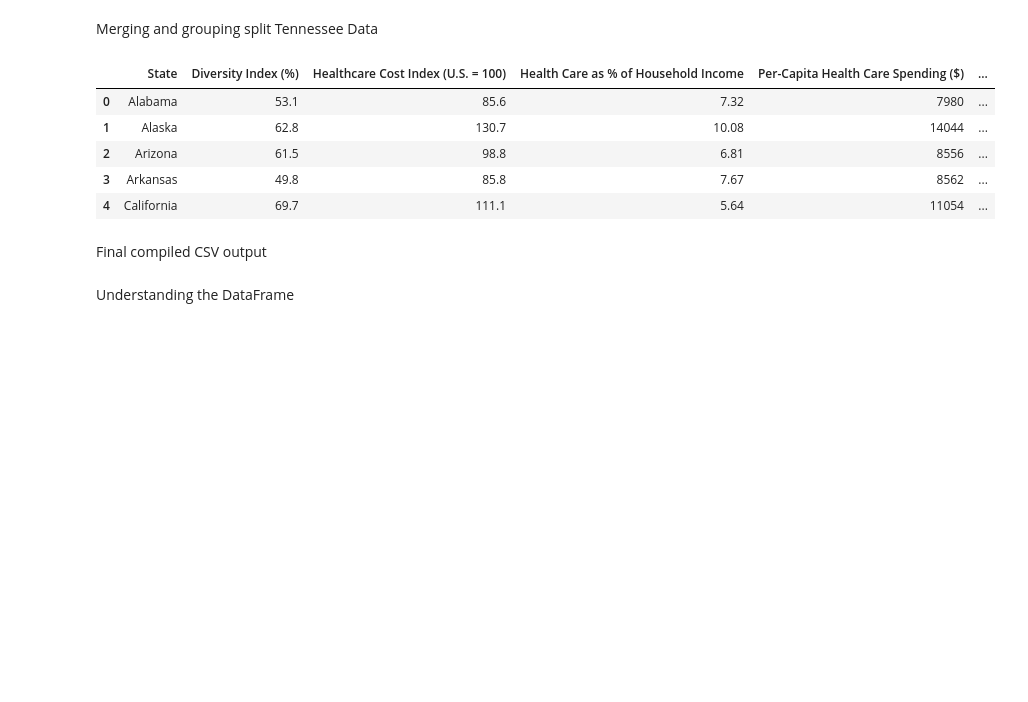
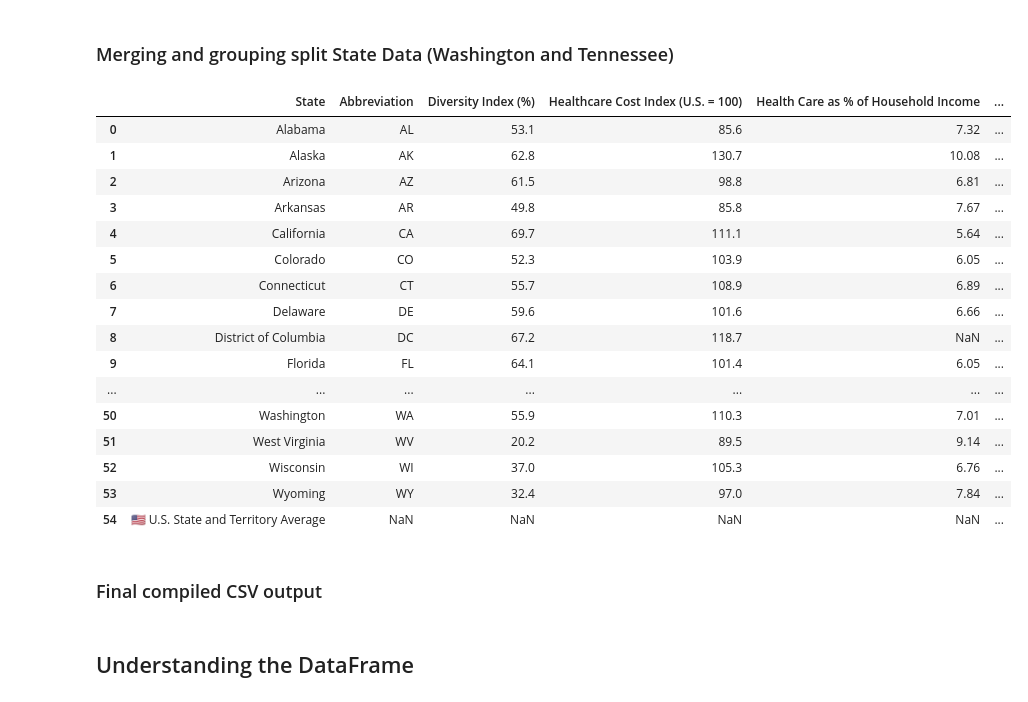
Before and after one commit to maxwellicharia/US-State-Health-Data-Analysis, a Jupyter notebook: US States Health Analysis.ipynb, the cells around one changed output. Cells and saved outputs as stored; diff of their text form; code cells hidden in the pictures; blank space fills up the shorter version.

Commit message:
Add - State Abbreviations for Map display

```diff
--- a/US States Health Analysis.ipynb
+++ b/US States Health Analysis.ipynb
@@ -36,0 +41,2 @@ df_merged = reduce(lambda  left, right: pd.merge(left, right, on=['State'], how=
+# %%
+abbr_df = pd.read_csv('US States abbreviations.csv')
@@ -37 +61,6 @@ df_merged = reduce(lambda  left, right: pd.merge(left, right, on=['State'], how=
+# %%
+df_merged = pd.merge(merged_df, abbr_df, on='State', how='outer')
+# %%
+df_merged = df_merged.reindex(['Abbreviation', 'State', 'Diversity Index (%)', 'Healthcare Cost Index (U.S. = 100)', 'Health Care as % of Household Income',
+                               'Per-Capita Health Care Spending', 'Overall Score 2025', 'Adult Obesity Rate (2024)', 'Life Expectancy (Years)'], axis=1)
 # %% [markdown]
@@ -92,23 +123,38 @@ df_merged.replace(r"(^\$)|(%$)|(\,)", '', regex=True, inplace=True)
 # %% [markdown]
-Merging and grouping split Tennessee Data
+### Merging and grouping split State Data (Washington and Tennessee)
 # %%
 df_merged["State"] = df_merged["State"].str.replace("*", "", regex=False)
+df_merged["State"] = df_merged["State"].replace({"Washington D.C.": "District of Columbia"})
+
 df = df_merged.groupby("State", as_index=False).first()
+
+df.loc[8, 'Abbreviation'] = 'DC' # Adding Abbreviation to DC
 # %%
-df.head()
+df
 # %% [output]
-|  | State | Diversity Index (%) | Healthcare Cost Index (U.S. = 100) | Health Care as % of Household Income | Per-Capita Health Care Spending ($) | ... |
-| 0 | Alabama | 53.1 | 85.6 | 7.32 | 7980 | ... |
-| 1 | Alaska | 62.8 | 130.7 | 10.08 | 14044 | ... |
-| 2 | Arizona | 61.5 | 98.8 | 6.81 | 8556 | ... |
-| 3 | Arkansas | 49.8 | 85.8 | 7.67 | 8562 | ... |
-| 4 | California | 69.7 | 111.1 | 5.64 | 11054 | ... |
+|  | State | Abbreviation | Diversity Index (%) | Healthcare Cost Index (U.S. = 100) | Health Care as % of Household Income | ... |
+| 0 | Alabama | AL | 53.1 | 85.6 | 7.32 | ... |
+| 1 | Alaska | AK | 62.8 | 130.7 | 10.08 | ... |
+| 2 | Arizona | AZ | 61.5 | 98.8 | 6.81 | ... |
+| 3 | Arkansas | AR | 49.8 | 85.8 | 7.67 | ... |
+| 4 | California | CA | 69.7 | 111.1 | 5.64 | ... |
+| 5 | Colorado | CO | 52.3 | 103.9 | 6.05 | ... |
+| 6 | Connecticut | CT | 55.7 | 108.9 | 6.89 | ... |
+| 7 | Delaware | DE | 59.6 | 101.6 | 6.66 | ... |
+| 8 | District of Columbia | DC | 67.2 | 118.7 | NaN | ... |
+| 9 | Florida | FL | 64.1 | 101.4 | 6.05 | ... |
+| ... | ... | ... | ... | ... | ... | ... |
+| 50 | Washington | WA | 55.9 | 110.3 | 7.01 | ... |
+| 51 | West Virginia | WV | 20.2 | 89.5 | 9.14 | ... |
+| 52 | Wisconsin | WI | 37.0 | 105.3 | 6.76 | ... |
+| 53 | Wyoming | WY | 32.4 | 97.0 | 7.84 | ... |
+| 54 | 🇺🇸 U.S. State and Territory Average | NaN | NaN | NaN | NaN | ... |
 # %% [markdown]
-Final compiled CSV output
+### Final compiled CSV output
 # %%
 df.to_csv('final_data.csv', sep=',', index=False, encoding='utf-8', na_rep='NaN')
 # %% [markdown]
-Understanding the DataFrame
+## Understanding the DataFrame
 # %%
 df.columns
 # %% [output]
```
Also changed, not shown: parts of 32 cells of this notebook, 3 other files.
